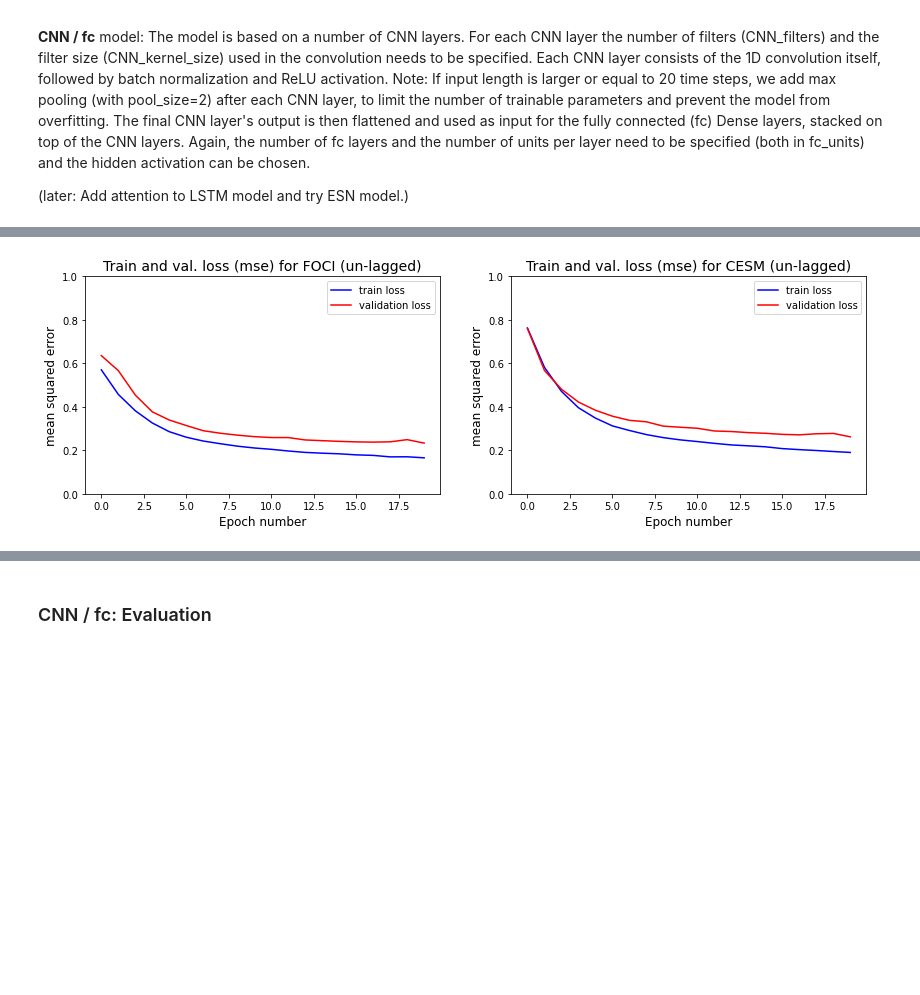
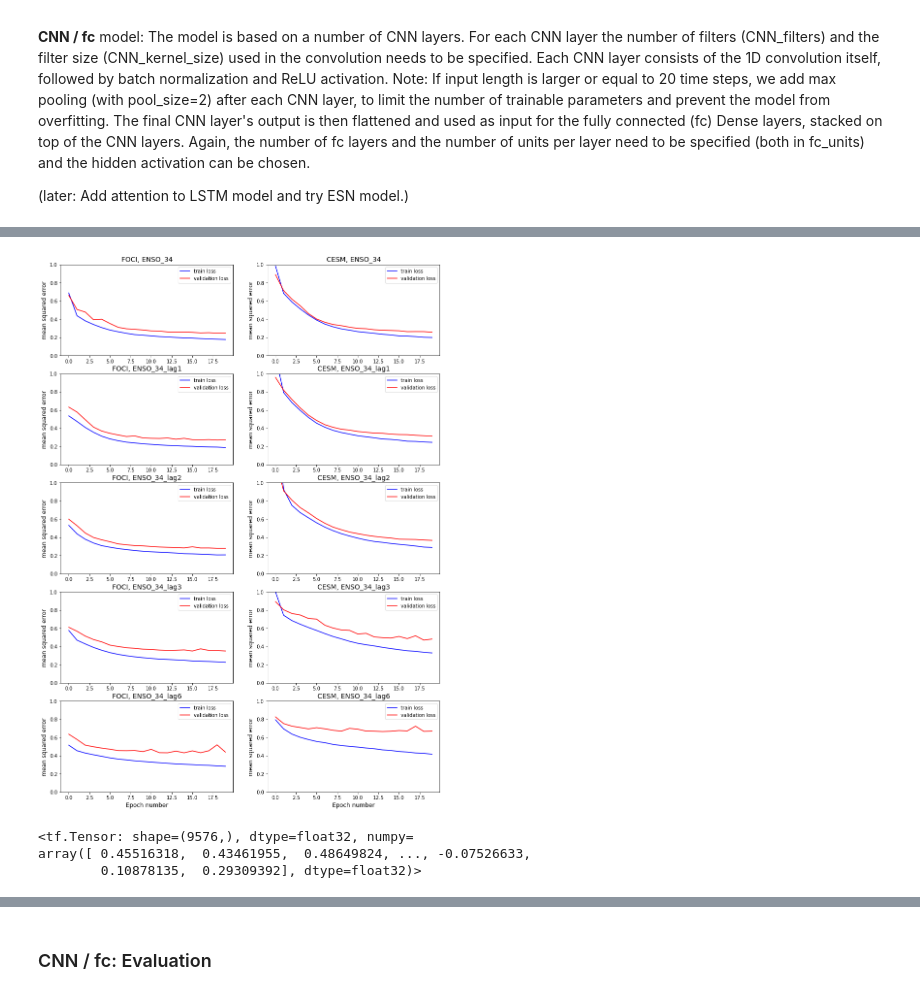
Before and after one commit to MarcoLandtHayen/cicmod_application, a Jupyter notebook: notebooks/02_enso_prediction.ipynb, the cells around one changed output, grey strips where cells are left out. Saved outputs shown, nothing was run; the diff lists cells and outputs as text; code cells hidden in the pictures; blank space fills up the shorter version.

Commit message:
Try CNN/fc model on lagged targets in single-runs (#17)

```diff
--- a/notebooks/02_enso_prediction.ipynb
+++ b/notebooks/02_enso_prediction.ipynb
@@ -593,0 +530,20 @@ Epoch 20/20
+# %%
+## Set up compiled CNN/fc models separately for both - FOCI and CESM, and ALL target horizons:
+
+# Initialize storages for models:
+models_CNNfc_FOCI = []
+models_CNNfc_CESM = []
+
+# Set model for ALL target horizons:
+for i in range(len(target_FOCI.columns)):
+    temp_model_FOCI = set_CNN_fc(CNN_filters, CNN_kernel_sizes, fc_units, fc_hidden_activation,
+                                 n_epochs, batch_size, learning_rate, loss_function)
+    temp_model_CESM = set_CNN_fc(CNN_filters, CNN_kernel_sizes, fc_units, fc_hidden_activation,
+                                 n_epochs, batch_size, learning_rate, loss_function)
+    # Store models:
+    models_CNNfc_FOCI.append(temp_model_FOCI)
+    models_CNNfc_CESM.append(temp_model_CESM)
+
+# Show model summary for one model, as example:
+models_CNNfc_FOCI[0].summary()
+plot_model(models_CNNfc_FOCI[0], show_shapes=True, show_layer_names=True)
@@ -594,24 +617,30 @@ Epoch 20/20
 # %%
-# Plot train and val_loss (mse):
-fig, axes = plt.subplots(1, 2, figsize=(14,4))
+# Plot train and val_loss (mse), for both models and ALL target horizons:
+fig, axes = plt.subplots(5, 2, figsize=(14,20))
 
-axes[0].plot(history_FOCI_lag0.history['loss'], color = 'blue', label = 'train loss')
-axes[0].plot(history_FOCI_lag0.history['val_loss'], color = 'red', label = 'validation loss')
-axes[0].set_xlabel('Epoch number', fontsize=12)
-axes[0].set_ylabel('mean squared error', fontsize=12)
-axes[0].set_ylim([0,1])
-axes[0].set_title('Train and val. loss (mse) for FOCI (un-lagged)', fontsize=14)
-axes[0].legend()
+# Loop over target horizons:
+for i in range(len(histories_CNNfc_FOCI)):
 
-axes[1].plot(history_CESM_lag0.history['loss'], color = 'blue', label = 'train loss')
-axes[1].plot(history_CESM_lag0.history['val_loss'], color = 'red', label = 'validation loss')
-axes[1].set_xlabel('Epoch number', fontsize=12)
-axes[1].set_ylabel('mean squared error', fontsize=12)
-axes[1].set_ylim([0,1])
-axes[1].set_title('Train and val. loss (mse) for CESM (un-lagged)', fontsize=14)
-axes[1].legend()
+    # FOCI
+    axes[i,0].plot(histories_CNNfc_FOCI[i].history['loss'], color = 'blue', label = 'train loss')
+    axes[i,0].plot(histories_CNNfc_FOCI[i].history['val_loss'], color = 'red', label = 'validation loss')
+    axes[i,0].set_ylabel('mean squared error', fontsize=12)
+    axes[i,0].set_ylim([0,1])
+    axes[i,0].set_title('FOCI, '+target_FOCI.columns[i], fontsize=14)
+    axes[i,0].legend()
+
+    # CESM
+    axes[i,1].plot(histories_CNNfc_CESM[i].history['loss'], color = 'blue', label = 'train loss')
+    axes[i,1].plot(histories_CNNfc_CESM[i].history['val_loss'], color = 'red', label = 'validation loss')
+    axes[i,1].set_ylabel('mean squared error', fontsize=12)
+    axes[i,1].set_ylim([0,1])
+    axes[i,1].set_title('CESM, '+target_CESM.columns[i], fontsize=14)
+    axes[i,1].legend()
+
+axes[len(histories_CNNfc_FOCI)-1,0].set_xlabel('Epoch number', fontsize=12)
+axes[len(histories_CNNfc_FOCI)-1,1].set_xlabel('Epoch number', fontsize=12)
 
 plt.show()
 # %% [output]
-[figure, old version]
+[figure, new version]
 # %%
@@ -623,3 +666,9 @@ val_pred_CESM_lag0 = model_CESM_lag0.predict(val_input_scaled_CESM)
+# %%
+train_pred_CNNfc_FOCI[i][:,0]
+# %% [output]
+<tf.Tensor: shape=(9576,), dtype=float32, numpy=
+array([ 0.45516318,  0.43461955,  0.48649824, ..., -0.07526633,
+        0.10878135,  0.29309392], dtype=float32)>
 # %%
 ## Plot histogram of predictions on train data:
 nBins = 100
```
Also changed, not shown: parts of 15 cells of this notebook.
